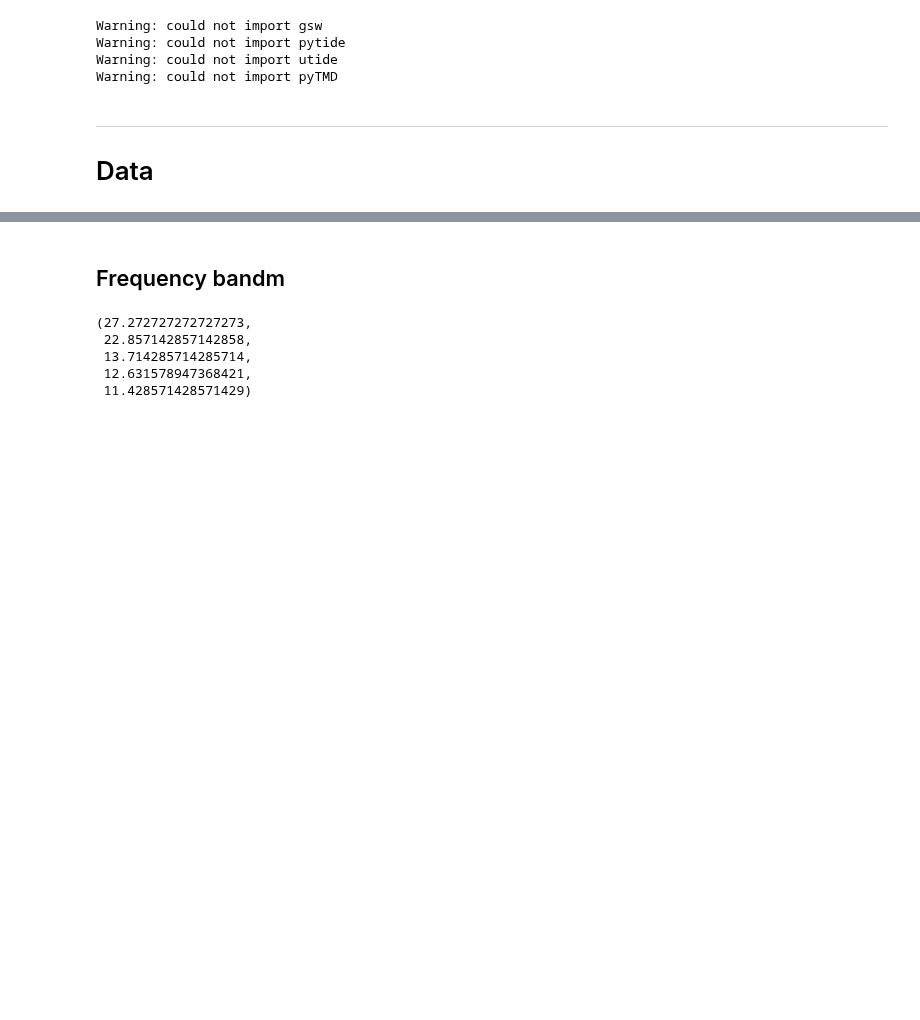
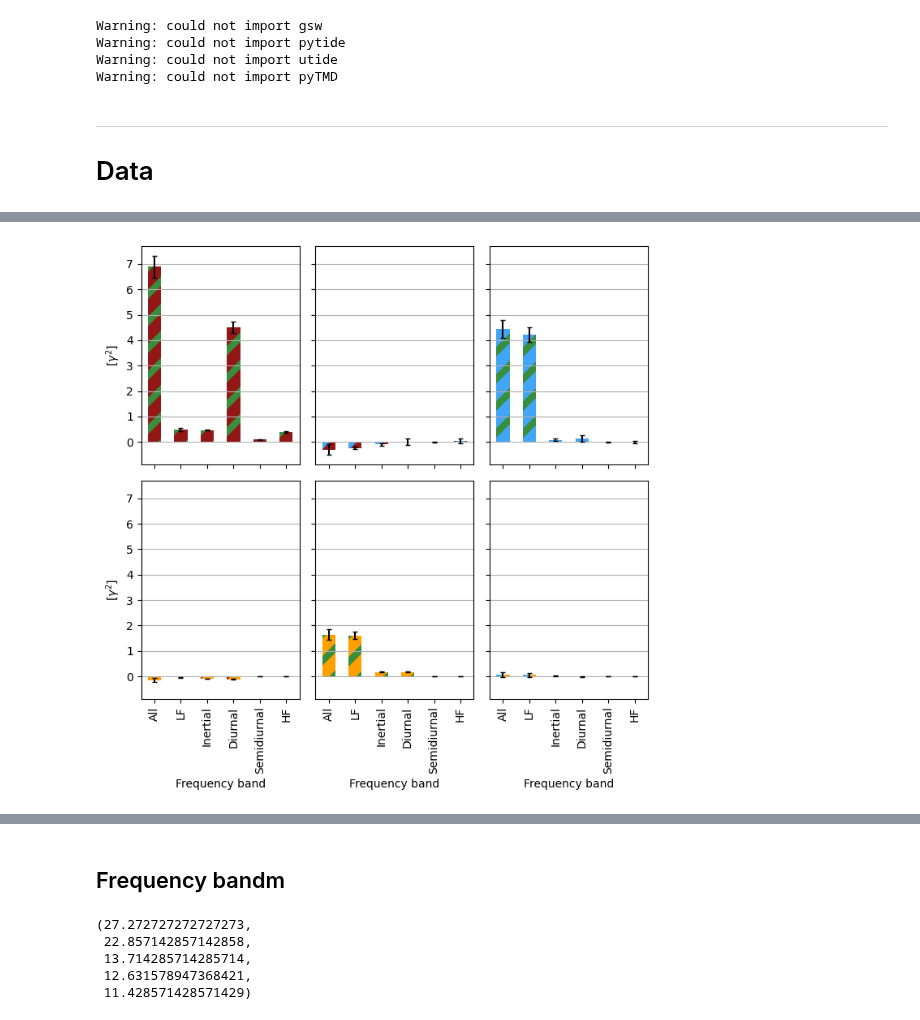
Before and after one commit to margot-demol/med_analysis, a Jupyter notebook: 20_dynamical_analysis/01_closure_spectral_decomp_surface.ipynb, the cells around one changed output, grey strips where cells are left out. Saved outputs shown, nothing was run; the diff lists cells and outputs as text; code cells hidden in the pictures; blank space fills up the shorter version.

```diff
--- a/20_dynamical_analysis/01_closure_spectral_decomp_surface.ipynb
+++ b/20_dynamical_analysis/01_closure_spectral_decomp_surface.ipynb
@@ -185 +213,38 @@ fig.tight_layout()
+# %%
+plt.rcParams["axes.edgecolor"] = "k"
+plt.rcParams["hatch.linewidth"] = 6
+fig, axs = plt.subplots(2, 3, figsize = (7, 7), frameon=False, sharex=True, sharey=True)
+axs = axs.flatten()
+
+ax=axs[0]
+plt.rcParams["hatch.color"] = c0['cor']
+df0.X_acc_cor.plot.bar(color = c0['acc'], hatch="/", ax=ax, yerr =df0['er__X_acc_cor'], capsize=2)
+
+ax=axs[1]
+plt.rcParams["hatch.color"] = c0['ggd']
+df0.X_acc_ggd.plot.bar(color = c0['acc'], hatch="/", ax=ax, yerr =df0['er__X_acc_ggd'], capsize=2)
+
+ax=axs[2]
+plt.rcParams["hatch.color"] = c0['cor']
+df0.X_cor_ggd.plot.bar(color = c0['ggd'], hatch="/", ax=ax, yerr =df0['er__X_cor_ggd'], capsize=2)
+
+ax=axs[3]
+plt.rcParams["hatch.color"] = c0['acc']
+df0.X_acc_wd.plot.bar(color = c0['wd'], hatch="/", ax=ax, yerr =df0['er__X_acc_wd'], capsize=2)
+
+ax=axs[4]
+plt.rcParams["hatch.color"] = c0['cor']
+df0.X_cor_wd.plot.bar(color = c0['wd'], hatch="/", ax=ax, yerr =df0['er__X_cor_wd'], capsize=2)
+
+ax=axs[5]
+plt.rcParams["hatch.color"] = c0['ggd']
+df0.X_ggd_wd.plot.bar(color = c0['wd'], hatch="/", ax=ax, yerr =df0['er__X_ggd_wd'], capsize=2)
+
+for ax in axs :
+    ax.grid(axis = 'y')
+    ax.set_ylabel(r'[$\gamma^2$]')
+
+fig.tight_layout()
+# %% [output]
+[figure, added]
 # %%
```
Also changed, not shown: parts of 24 cells of this notebook, 21 other files.
